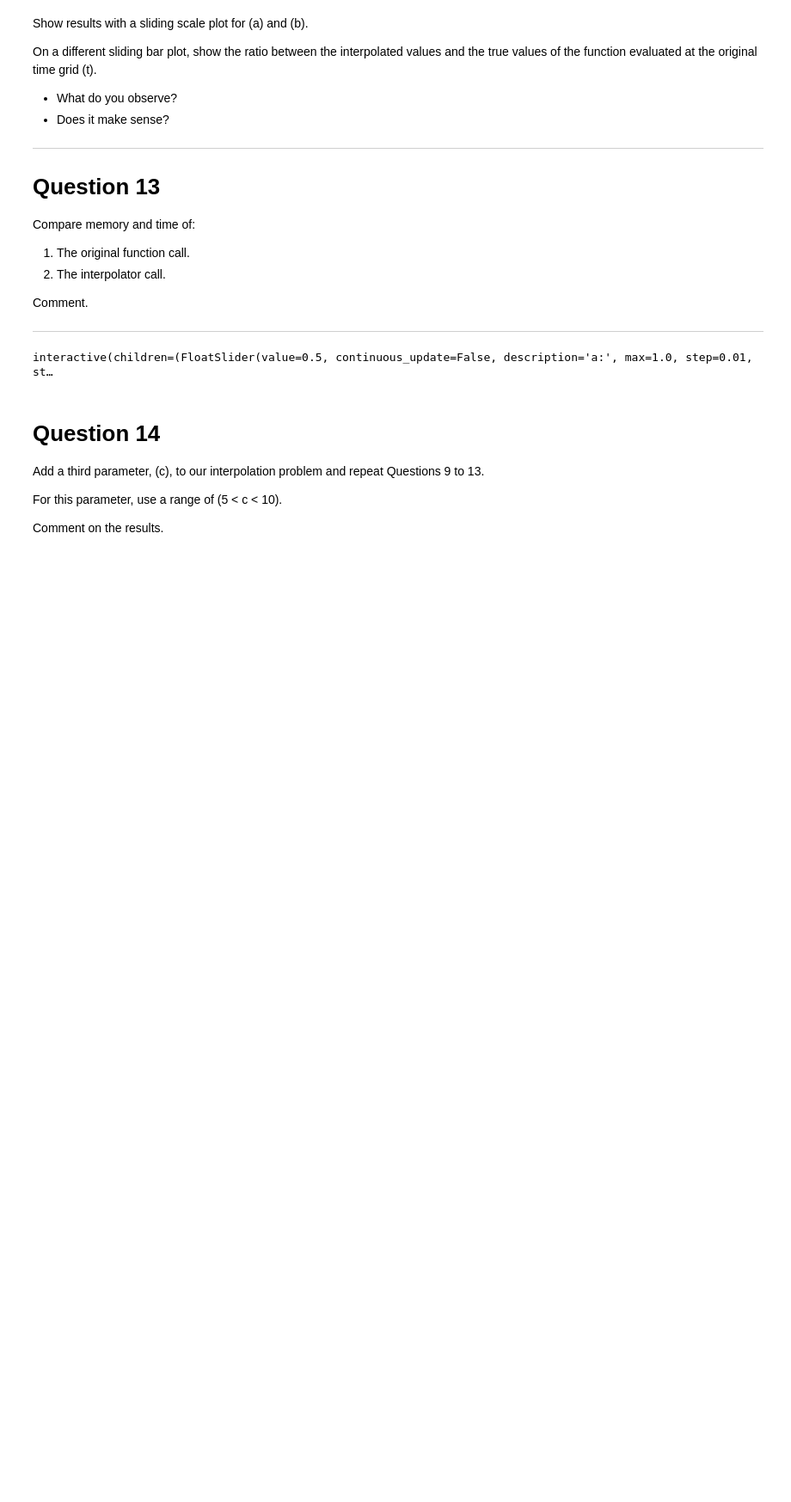
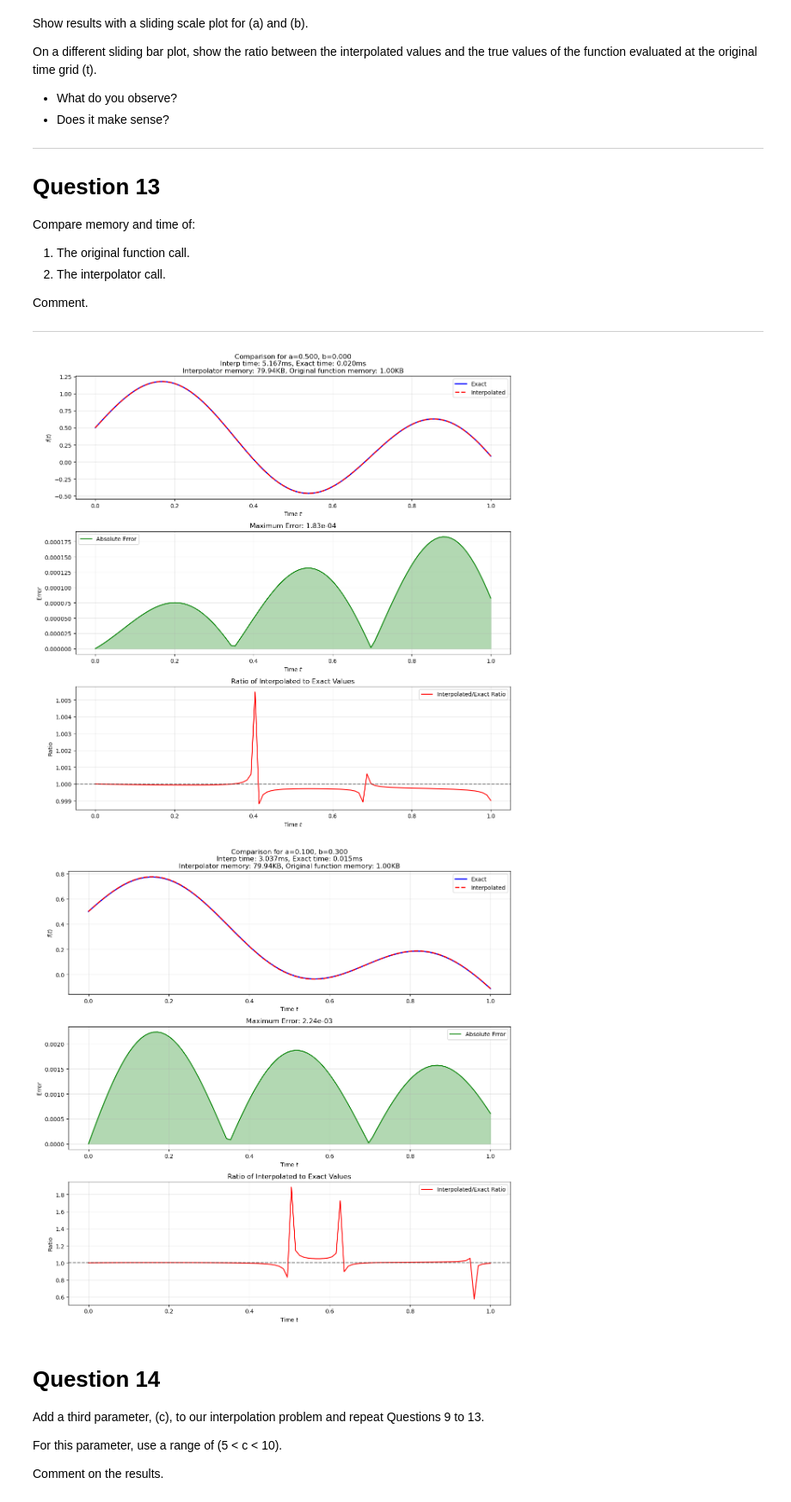
Before and after one commit to congminh-nguyen/dimcurse, a Jupyter notebook: dimcurse.ipynb, the cells around one changed output. Shown at 86% size. Cells and saved outputs as stored; diff of their text form; code cells hidden in the pictures; blank space fills up the shorter version.

```diff
--- a/dimcurse.ipynb
+++ b/dimcurse.ipynb
@@ -657,34 +671,39 @@ def plot_comparison(a_value, b_value):
     plt.tight_layout()
     plt.show()
 
 # Create optimized interpolator and get its memory size
 f_interp, t, interp_size = create_ab_interpolator(a_lhs, b_lhs)
 
 # Create interactive widgets
 a_slider = widgets.FloatSlider(
     value=0.5,
     min=0,
     max=1,
     step=0.01,
     description='a:',
     continuous_update=False,
     style={'description_width': 'initial'}
 )
 
 b_slider = widgets.FloatSlider(
     value=0,
     min=-0.5,
     max=0.5,
     step=0.01,
     description='b:',
     continuous_update=False,
     style={'description_width': 'initial'}
 )
 
 # Create interactive plot
 widgets.interactive(plot_comparison, a_value=a_slider, b_value=b_slider)
+
+# Create a static snapshot with default parameters
+plot_comparison(a_value=0.5, b_value=0)
+plot_comparison(a_value=0.1, b_value=0.3)
 # %% [output]
-interactive(children=(FloatSlider(value=0.5, continuous_update=False, description='a:', max=1.0, step=0.01, st…
+[figure, added]
+[figure, added]
 # %% [markdown]
 # Question 14
 
```
Also changed, not shown: parts of 6 cells of this notebook.
